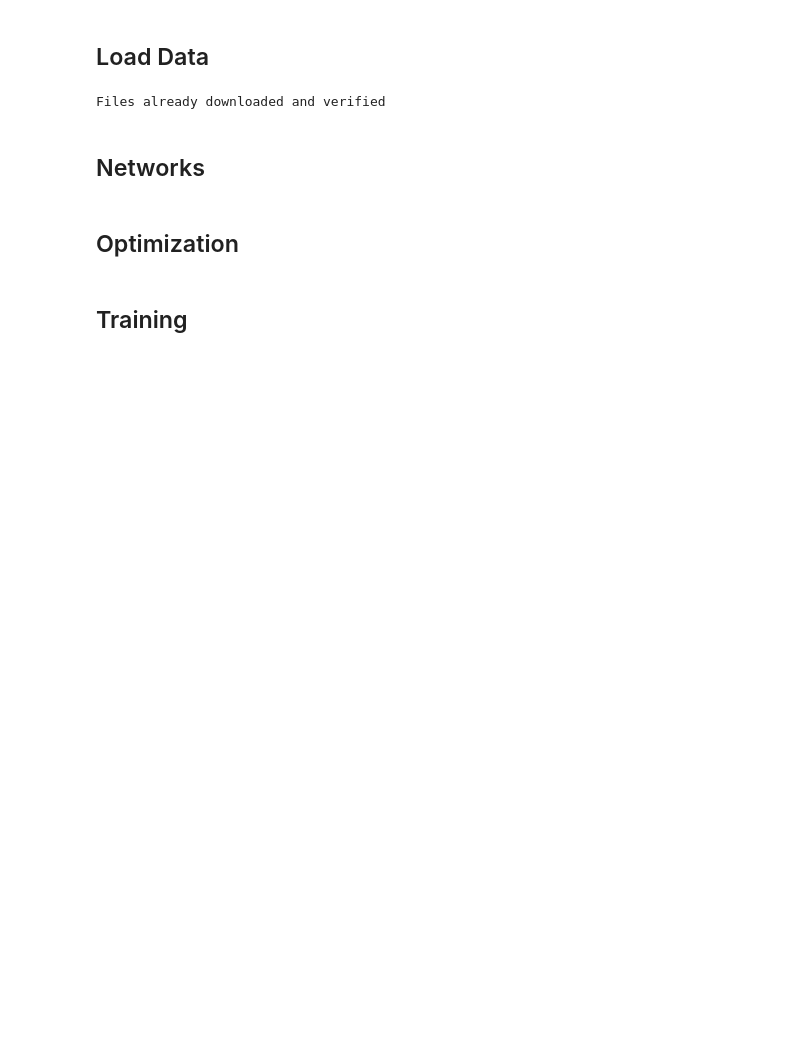
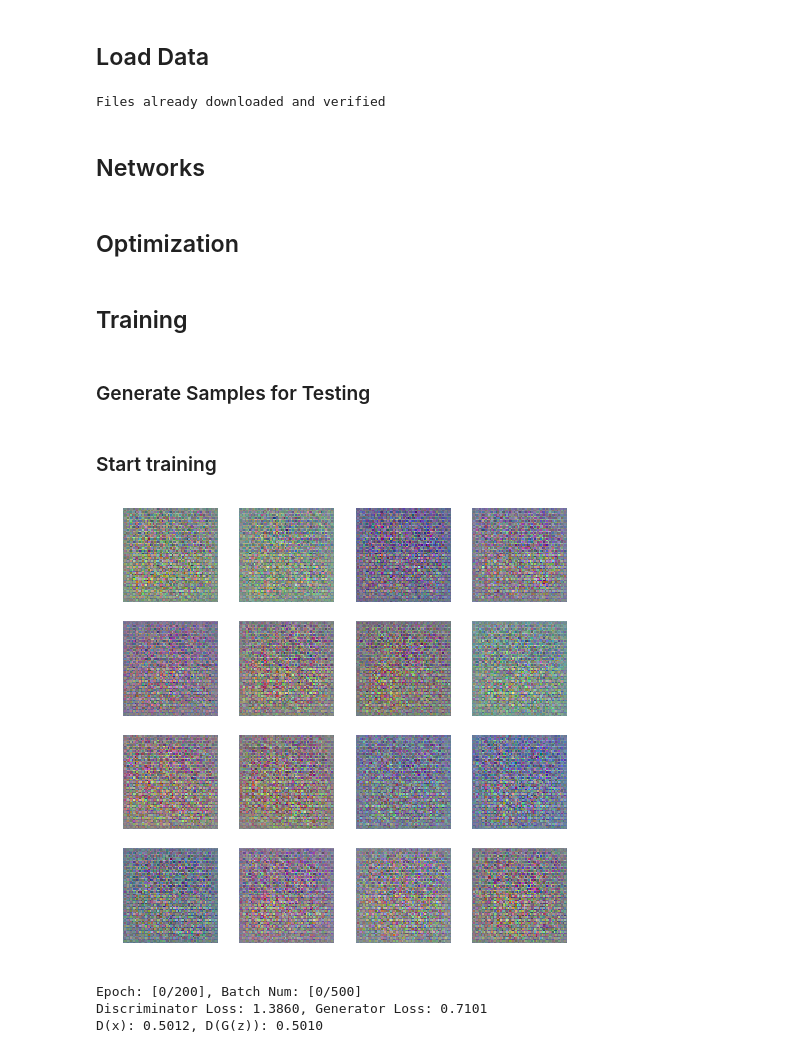
Before and after one commit to diegoalejogm/gans, a Jupyter notebook: DC-GAN PyTorch.ipynb, the cells around one changed output. Cells and saved outputs as stored; diff of their text form; code cells hidden in the pictures; blank space fills up the shorter version.

Commit message:
Updated DC-GAN in PyTorch

```diff
--- a/DC-GAN PyTorch.ipynb
+++ b/DC-GAN PyTorch.ipynb
@@ -28,6 +27,7 @@ def cifar_data():
 data = cifar_data()
 batch_size = 100
 data_loader = torch.utils.data.DataLoader(data, batch_size=batch_size, shuffle=True)
+num_batches = len(data_loader)
 # %% [output]
 Files already downloaded and verified
 # %% [markdown]
@@ -82,2 +146,18 @@ generator = GenerativeNet(100, 256, 512, 1024, 784)
 # %% [markdown]
 ## Training
+# %%
+def real_data_target(size):
+    '''
+    Tensor containing ones, with shape = size
+    '''
+    data = Variable(torch.ones(size))
+    if torch.cuda.is_available(): data.cuda()
+    return data
+
+def fake_data_target(size):
+    '''
+    Tensor containing zeros, with shape = size
+    '''
+    data = Variable(torch.zeros(size))
+    if torch.cuda.is_available(): data.cuda()
+    return data
@@ -83,0 +198,39 @@ generator = GenerativeNet(100, 256, 512, 1024, 784)
+# %% [markdown]
+### Generate Samples for Testing
+# %%
+num_test_samples = 16
+test_noise = noise(num_test_samples)
+# %% [markdown]
+### Start training
+# %%
+for epoch in range(num_epochs):
+    for n_batch, (real_batch,_) in enumerate(data_loader):
+
+        # 1. Train Discriminator
+        real_data = Variable(real_batch)
+        if torch.cuda.is_available(): real_data.cuda()
+        fake_data = generator(noise(real_data.size(0))).detach()
+        d_error, d_pred_real, d_pred_fake = train_discriminator(d_optimizer, real_data, fake_data)
+
+        # 2. Train Generator
+        fake_data = generator(noise(real_batch.size(0)))
+        g_error = train_generator(g_optimizer, fake_data)
+
+        # Display Progress
+        if (n_batch) % 100 == 0:
+            display.clear_output(True)
+            # Display Images
+            test_images = generator(test_noise)
+            tools.display_images(test_images, num_test_samples, epoch, n_batch)
+            # Display Logs
+            tools.print_logs(
+                epoch, num_epochs, n_batch, num_batches, d_error, g_error, d_pred_real, d_pred_fake
+            )
+
+        # Checkpoints
+        tools.save_checkpoint(generator, discriminator, epoch)
+# %% [output]
+[figure, added]
+Epoch: [0/200], Batch Num: [0/500]
+Discriminator Loss: 1.3860, Generator Loss: 0.7101
+D(x): 0.5012, D(G(z)): 0.5010
```
Also changed, not shown: parts of 10 cells of this notebook.
